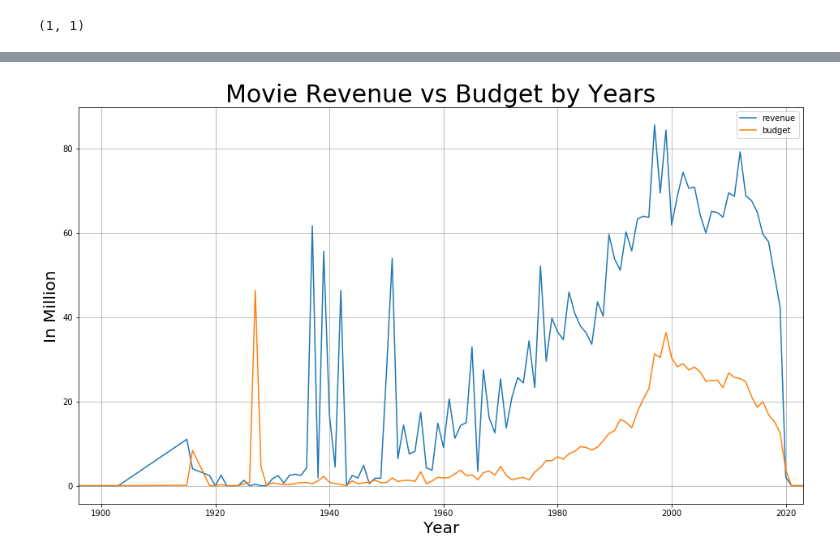
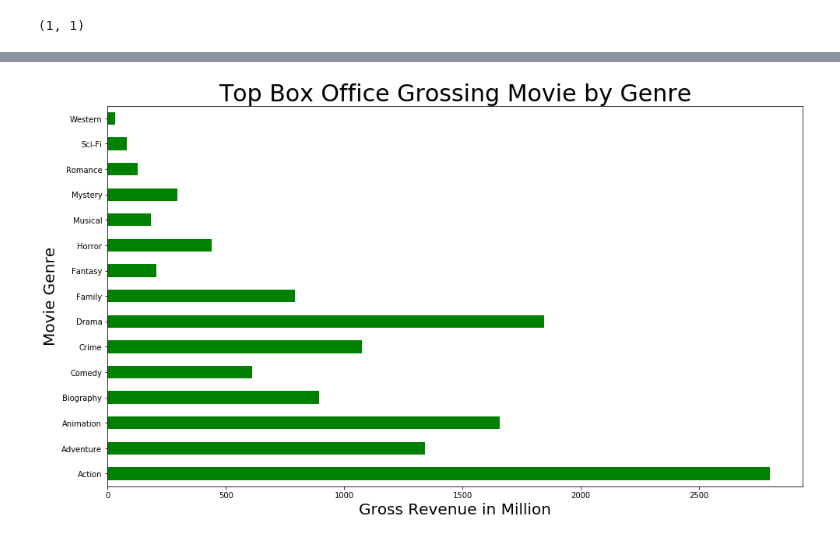
Before and after one commit to CaryMosley/Mod1Project, a Jupyter notebook: MovieStatistics.ipynb, the cells around one changed output, grey strips where cells are left out. Drawn from its saved outputs; the diff is of its cells as text; code cells hidden in the pictures.

Commit message:
clean-up and add commends to MovieStatistics.ipynb

```diff
--- a/MovieStatistics.ipynb
+++ b/MovieStatistics.ipynb
@@ -355,3 +350,6 @@ df2['budget'] = round(df2['budget'].div(1000000),2)
 df2.to_csv('final_tmdb.csv', index=False)
 # %%
 ###################################### Graphs ######################################
+# %%
+# Load merged data sources.  Mojo & TMDB
+mdf = pd.read_csv('mergedData.csv')
@@ -418,8 +425,34 @@ df2_yr[('revenue','budget')].describe()
+# %%
+# Function to parse Genre name string
+def genres_split(genre_str):
+    '''
+    Init_signature:
+        genres_split(genre_str)
+    Docstring:
+        genres_split(genre_str) -> str
+        Take input Genre and split the string and extrace the first element as the main Genre for the movie.
+    Parameters:
+        genre_str is the value in the Genre column of the dataframe
+    '''
+    x = genre_str.split(' ')
+    if len(x) != 0:
+        return x[0]
+    else:
+        return 'NA'
+# %%
+# Update the main_genre with the first item in the Genre column strings
+mdf['main_genre'] = mdf.Genre.map(genres_split)
 # %%
-# Ploting the revenue & budget mean over years to see the treding of the movie market
-ax = df2_yr[('revenue','budget')].mean().plot(figsize=(16,9), title='Movie Revenue vs Budget by Years', grid=True)
-ax.set_xlabel("Year", fontsize=20)
-ax.set_ylabel("In Million", fontsize=20)
+# Plot the graph for each genre with their Gross mean
+ax = mdf.groupby('main_genre')['Revenue'].max().plot(kind='barh',
+                                                   figsize=(16,9),
+                                                   title='Top Box Office Grossing Movie by Genre',
+                                                   color = 'green'
+                                                  )
+
+ax.set_xlabel("Gross Revenue in Million", fontsize=20)
+ax.set_ylabel("Movie Genre", fontsize=20)
 ax.title.set_size(30)
+plt.show()
 # %% [output]
-[figure, old version]
+[figure, new version]
```
Also changed, not shown: parts of 32 cells of this notebook, 8 other files.
